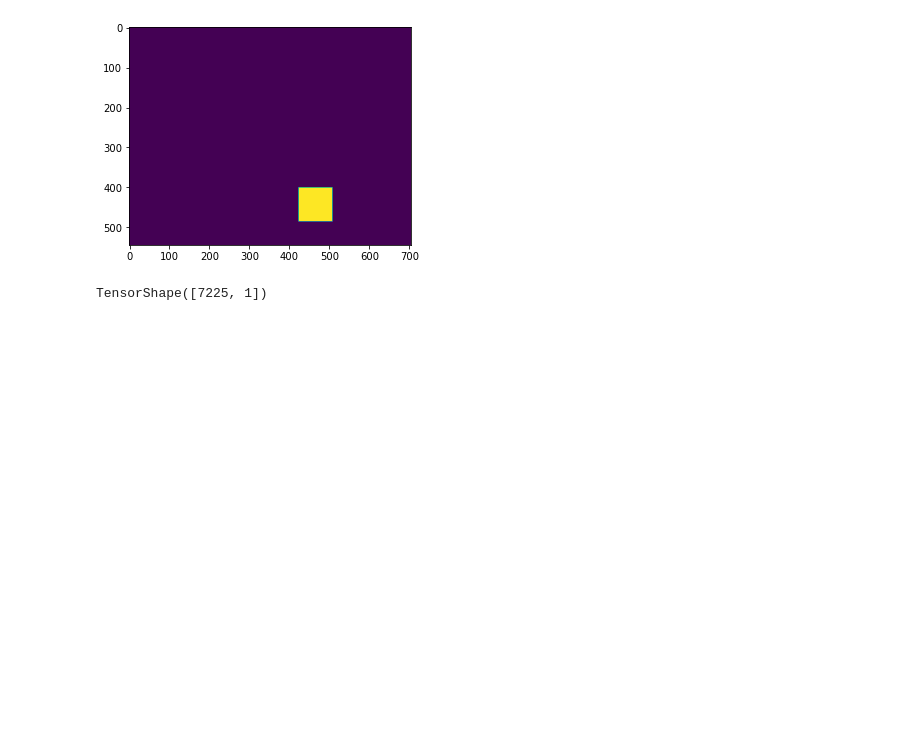
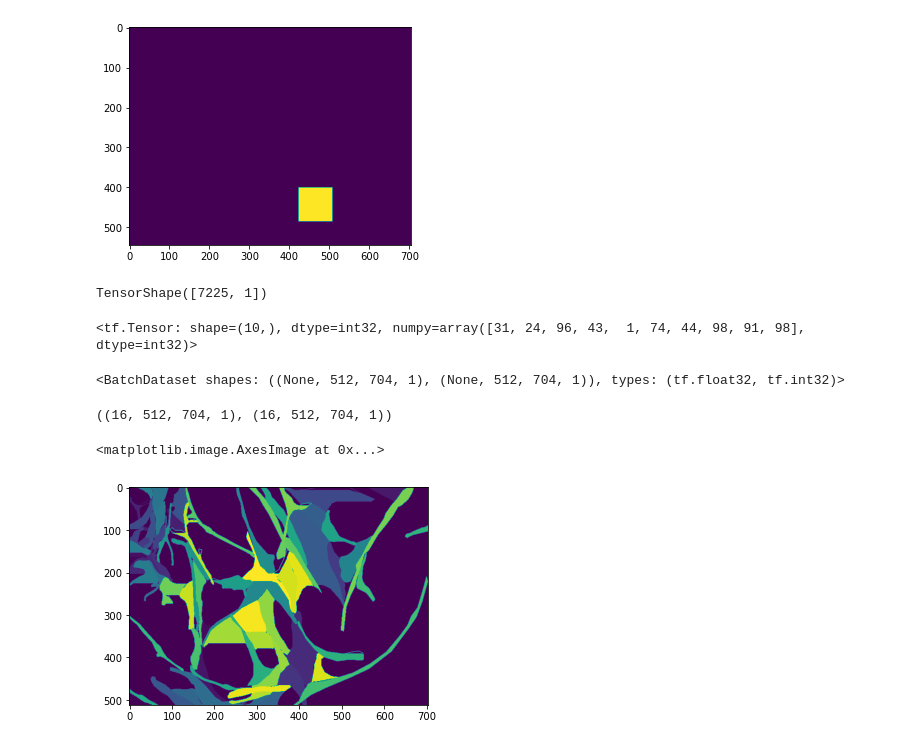
Before and after one commit to constantine7cd/sartorius-competition, a Jupyter notebook: notebooks/LossesDraft.ipynb, the cells around one changed output. Drawn from its saved outputs; the diff is of its cells as text; code cells hidden in the pictures; blank space fills up the shorter version.

```diff
--- a/notebooks/LossesDraft.ipynb
+++ b/notebooks/LossesDraft.ipynb
@@ -73,0 +81,24 @@ TensorShape([7225, 1])
+# %%
+indices = _sample_indices(1, 100, 10, replace=True)
+indices
+# %% [output]
+<tf.Tensor: shape=(10,), dtype=int32, numpy=array([31, 24, 96, 43,  1, 74, 44, 98, 91, 98], dtype=int32)>
+# %%
+path = Path('/Users/constantine/sartorius-competition/sartorius-cell-instance-segmentation/train')
+augmentations = [RandomCrop((512, 704))]
+
+ds = SartoriusDataset(path, augmentations=augmentations)
+dataset = ds.dataset
+dataset
+# %% [output]
+<BatchDataset shapes: ((None, 512, 704, 1), (None, 512, 704, 1)), types: (tf.float32, tf.int32)>
+# %%
+images, masks = tuple(next(dataset.as_numpy_iterator()))
+images.shape, masks.shape
+# %% [output]
+((16, 512, 704, 1), (16, 512, 704, 1))
+# %%
+plt.imshow(masks[0])
+# %% [output]
+<matplotlib.image.AxesImage at 0x...>
+[figure, added]
```
Also changed, not shown: parts of 18 cells of this notebook, 5 other files.
